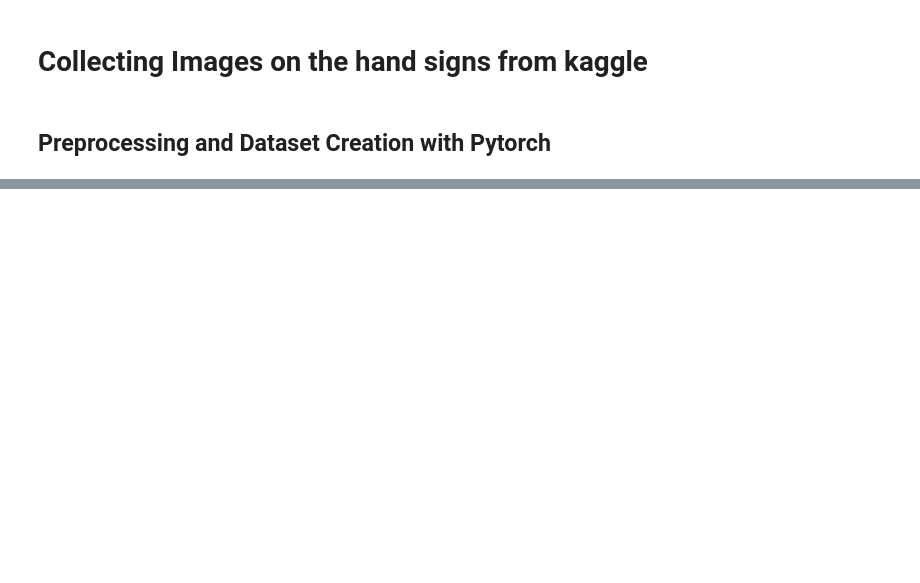
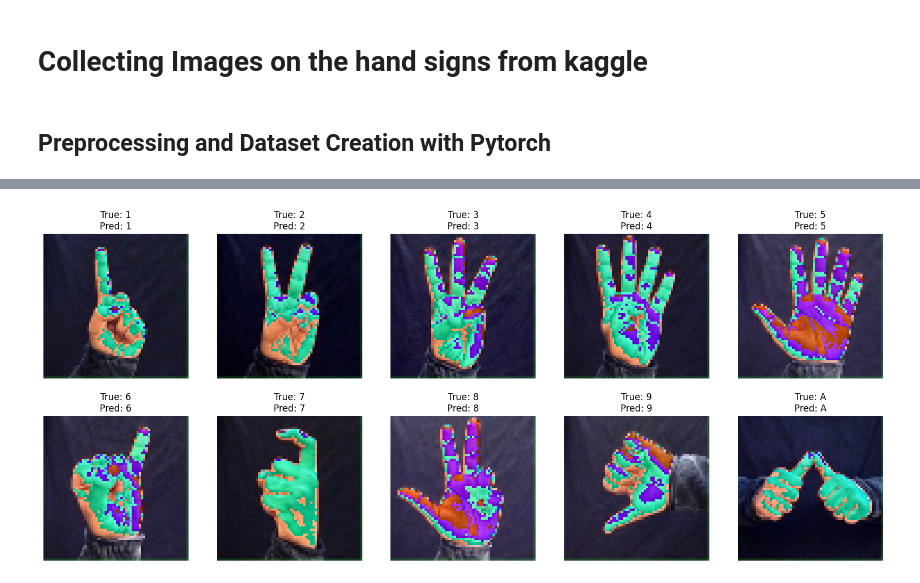
Before and after one commit to Suhas-S63/SPD, a Jupyter notebook: indian-sl-training (1).ipynb, the cells around one changed output, grey strips where cells are left out. Saved outputs shown, nothing was run; the diff lists cells and outputs as text; code cells hidden in the pictures; blank space fills up the shorter version.

Commit message:
Kaggle Notebook | Indian_SL_Training | Working Full

```diff
--- a/indian-sl-training (1).ipynb
+++ b/indian-sl-training (1).ipynb
@@ -141,0 +77,6 @@ Downloading: "https://download.pytorch.org/models/resnet18-f37072fd.pth" to /roo
+# %%
+# DataLoader for batching
+batch_size = 32
+train_loader = DataLoader(train_dataset, batch_size=batch_size, shuffle=True)
+val_loader = DataLoader(val_dataset, batch_size=batch_size, shuffle=False)
+test_loader = DataLoader(test_dataset, batch_size=batch_size, shuffle=False)
@@ -142 +105,4 @@ Downloading: "https://download.pytorch.org/models/resnet18-f37072fd.pth" to /roo
+# %%
+num_classes = len(categories)
+model = SignLanguageCNN(num_classes)
 # %%
@@ -260,0 +235,39 @@ print(class_names)
+# %%
+import matplotlib.pyplot as plt
+import torch
+
+# Set the model to evaluation mode
+model.eval()
+
+# Create a dictionary to store samples for each class
+class_samples = {category: None for category in categories}
+
+# Find one sample for each class
+with torch.no_grad():
+    for images, labels in test_loader:
+        images = images.to(device)
+        labels = torch.tensor([categories.index(label) for label in labels]).to(device)
+
+        outputs = model(images)
+        _, predicted = torch.max(outputs, 1)
+
+        for img, label, pred in zip(images, labels, predicted):
+            label_name = categories[label.item()]
+            if class_samples[label_name] is None:
+                class_samples[label_name] = (img.cpu(), categories[pred.item()])
+            if all(class_samples.values()):
+                break
+
+# Display the sample predictions
+fig, axes = plt.subplots(2, 5, figsize=(20, 8))
+for i, (ax, category) in enumerate(zip(axes.flat, categories)):
+    img, pred_label = class_samples[category]
+    img = img.permute(1, 2, 0).numpy()  # Convert to HWC format
+    img = (img * 255).astype(np.uint8)  # De-normalize if necessary
+
+    ax.imshow(img)
+    ax.set_title(f"True: {category}\nPred: {pred_label}")
+    ax.axis('off')
+plt.show()
+# %% [output]
+[figure, added]
```
Also changed, not shown: parts of 27 cells of this notebook.
